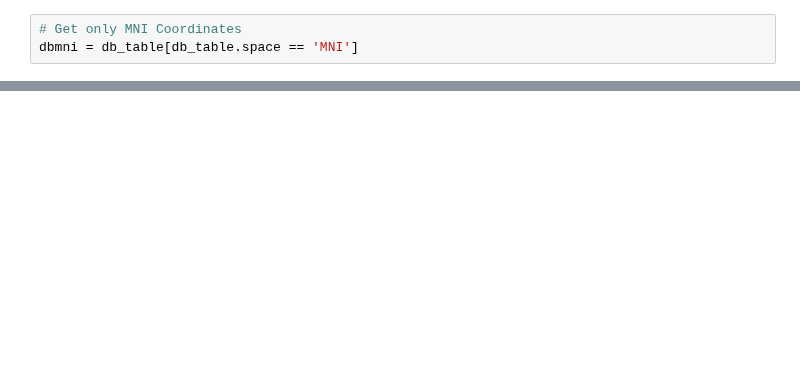
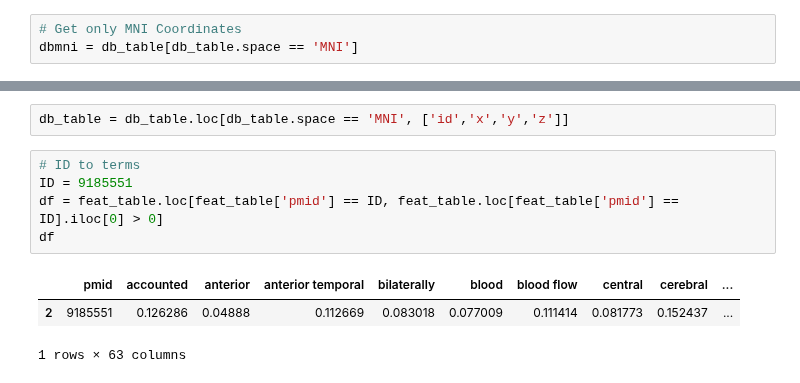
Before and after one commit to voytekresearch/nsaba, a Jupyter notebook: neurosynth_simon.ipynb, the cells around one changed output, grey strips where cells are left out. Saved outputs shown, nothing was run; the diff lists cells and outputs as text; blank space fills up the shorter version.

```diff
--- a/neurosynth_simon.ipynb
+++ b/neurosynth_simon.ipynb
@@ -69,0 +59,11 @@ dbmni
+# %%
+db_table = db_table.loc[db_table.space == 'MNI', ['id','x','y','z']]
+# %%
+# ID to terms
+ID = 9185551
+df = feat_table.loc[feat_table['pmid'] == ID, feat_table.loc[feat_table['pmid'] == ID].iloc[0] > 0]
+df
+# %% [output]
+|  | pmid | accounted | anterior | anterior temporal | bilaterally | blood | blood flow | central | cerebral | ... |
+| 2 | 9185551 | 0.126286 | 0.04888 | 0.112669 | 0.083018 | 0.077009 | 0.111414 | 0.081773 | 0.152437 | ... |
+1 rows × 63 columns
```
Also changed, not shown: parts of 10 cells of this notebook.
